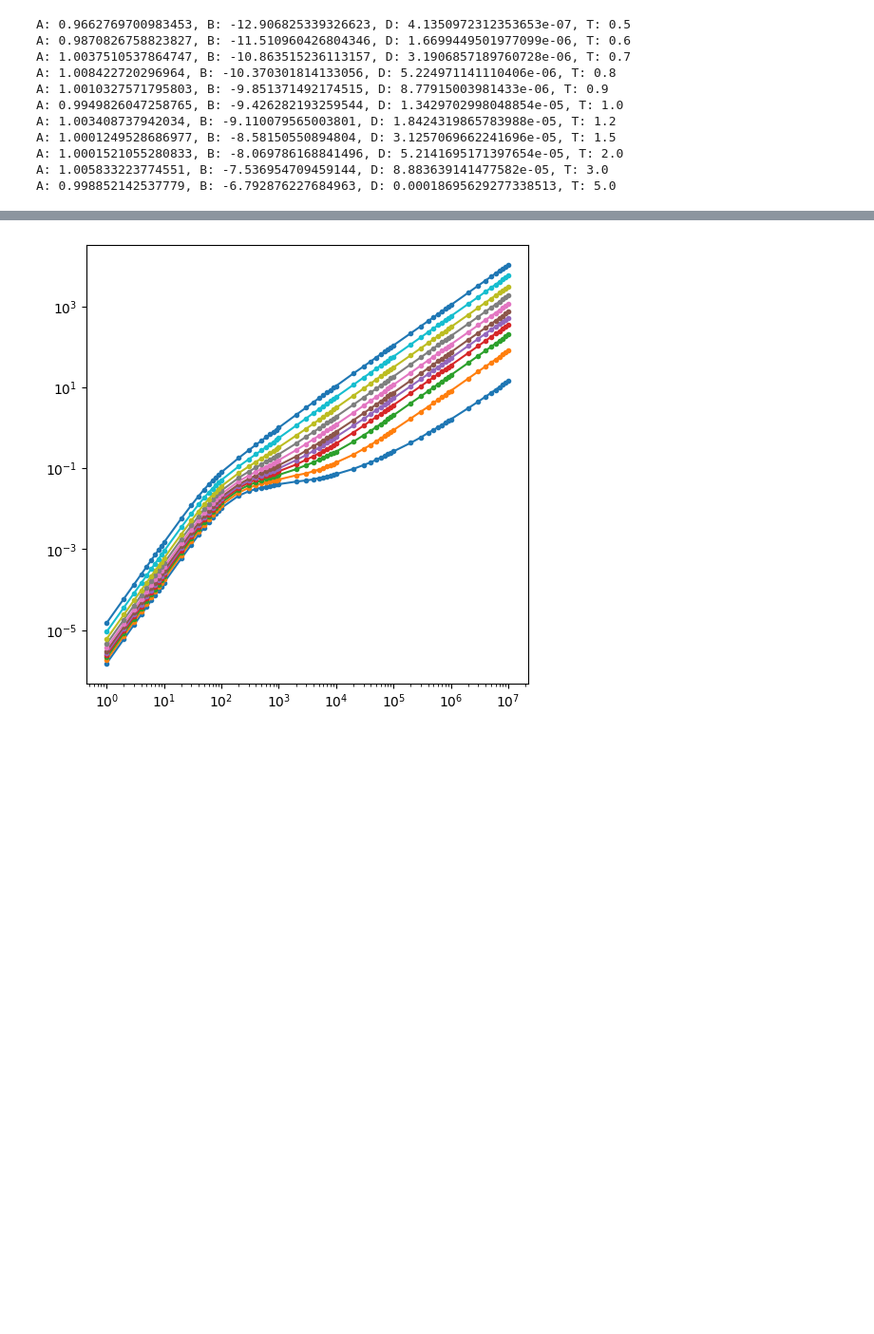
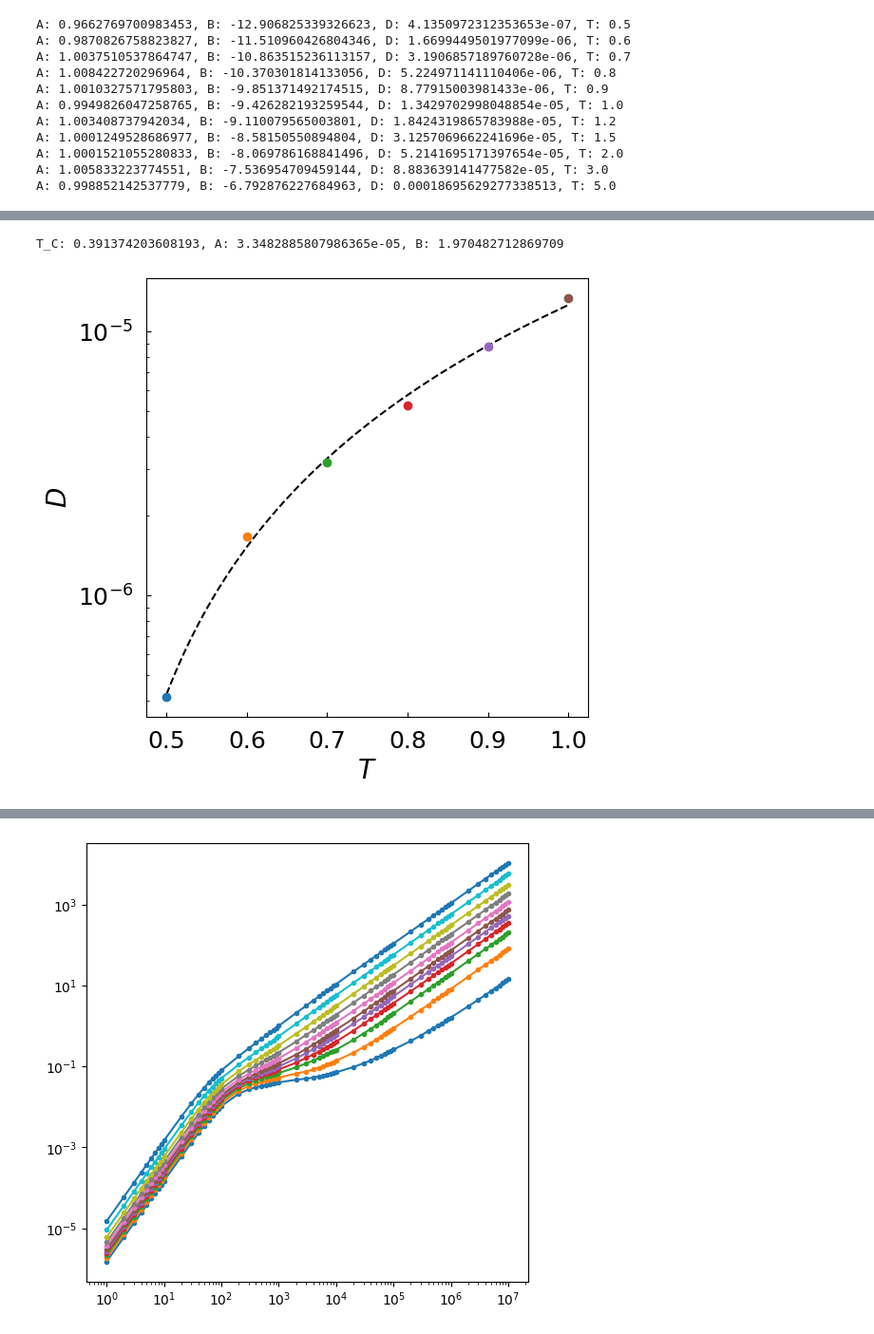
Before and after one commit to ch-tung/bicontinuous_tauM, a Jupyter notebook: rho_1.2/time_correlation/msd.ipynb, the cells around one changed output, grey strips where cells are left out. Shown at 95% size. Drawn from its saved outputs; the diff is of its cells as text; code cells hidden in the pictures; blank space fills up the shorter version.

```diff
--- a/rho_1.2/time_correlation/msd.ipynb
+++ b/rho_1.2/time_correlation/msd.ipynb
@@ -59,0 +90,45 @@ ax.set_yscale('log')
+# %%
+fig = plt.figure(figsize=(6,6))
+ax = fig.add_subplot(1,1,1)
+
+# y = np.log(1/np.array(D_list))[:]
+# x = np.vstack([1/np.array(T),np.ones_like(T)]).T
+# A, B = np.linalg.lstsq(x, y, rcond=None)[0]
+
+# Define the function D=a*(T-Tc)^b
+def func(T, Tc, a, b):
+    return np.log(a*(T - Tc) ** b)
+
+# Convert T and D_list to numpy arrays for curve fitting
+T_np = np.array(T_list)[:-5]
+logD_list_np = np.log(np.array(D_list))[:-5]
+
+# Use curve_fit to fit the data to the function
+popt, pcov = curve_fit(func, T_np, logD_list_np, p0=[0.35, 1e-4, 1.5], bounds=([0.3,1e-5,1], [0.6,1e-2,2]))
+
+# Plot the fitted curve
+T_fitted = np.linspace(min(T_np), max(T_np), 100)
+D_fitted = np.exp(func(T_fitted, *popt))
+# ax.text(1.5,2e-6,r"$D=a(T-T_c)^b$",fontsize=16)
+# ax.text(1.5,12e-7,r"$a={:0.2e}, b={:0.2f}$".format(popt[1],popt[2]),fontsize=16)
+# ax.text(1.5,7.2e-7,r"$T_c={:0.2f}$".format(popt[0]),fontsize=16)
+# print(f"A: {A}")
+fp_DT = [popt, pcov]
+
+ax.plot(T_fitted-popt[0]*0, D_fitted, '--k', zorder=-10)
+
+for iT, T_i in enumerate(T_list[:-5]):
+    ax.plot(T_i-popt[0]*0,D_list[iT],"o")
+
+# ax.plot(1/np.array(T), np.exp(A*1/np.array(T)+B),"--k",zorder=-10)
+print(f"T_C: {popt[0]}, A: {popt[1]}, B: {popt[2]}")
+
+ax.set_xlabel(r"$T$", fontsize=20)
+ax.set_ylabel(r"$D$", fontsize=20)
+# ax.set_xlim([0.1,5])
+ax.tick_params(direction='in', axis='both', which='both', labelsize=18, pad=10)
+# ax.set_xscale('log')
+ax.set_yscale('log')
+# %% [output]
+T_C: 0.391374203608193, A: 3.3482885807986365e-05, B: 1.970482712869709
+[figure, added]
```
Also changed, not shown: parts of 11 cells of this notebook.
